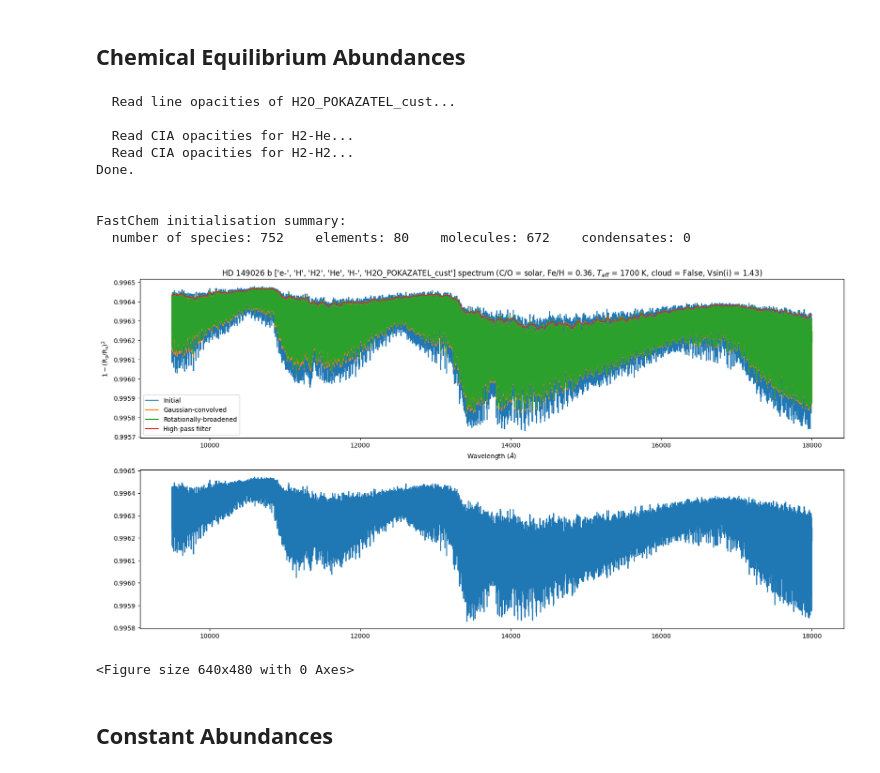
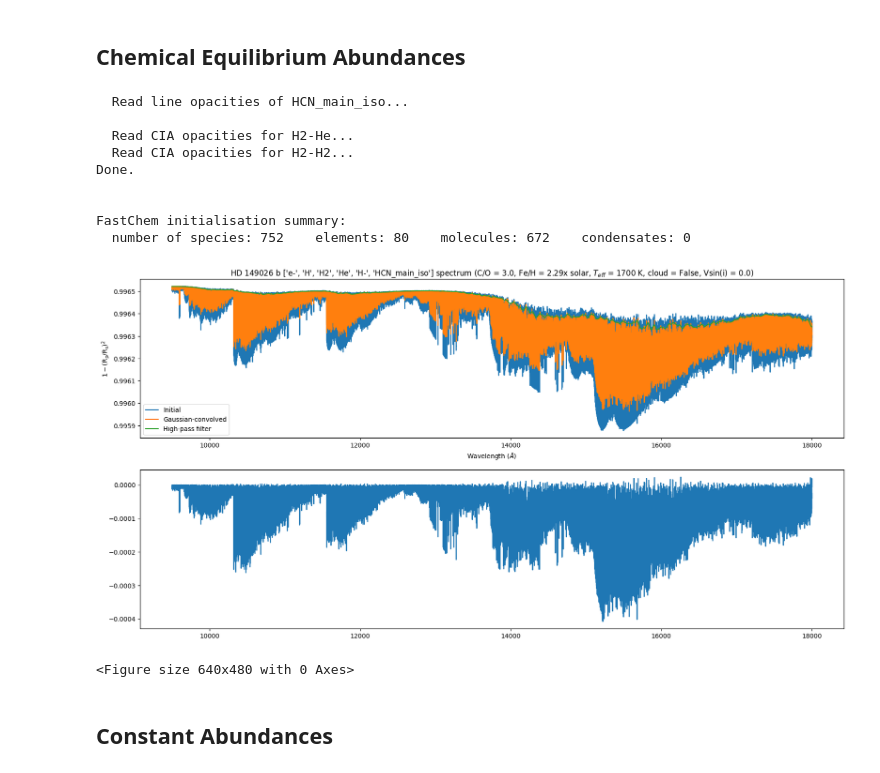
Before and after one commit to salirafi/High-Resolution-Transmission-Spectroscopy-Analysis-of-HD-149026-b, a Jupyter notebook: model_generation.ipynb, the cells around one changed output. Saved outputs shown, nothing was run; the diff lists cells and outputs as text; code cells hidden in the pictures.

```diff
--- a/model_generation.ipynb
+++ b/model_generation.ipynb
@@ -204,30 +208,15 @@ pressure = np.logspace(-8,2,100)                            # bar
 t_eq = 1700                                                 # Kelvin (assuming eq. temperature)
 temperature = t_eq * np.ones_like(pressure)                 # isothermal profile
 P0 = 10                                                     # bar
-CO_rat = 'solar'
-metallicity = 0.36
-cloud = False                                             # cloud deck pressure in log10 bar; since we set the surface at P0, then P0 cloud is basically cloud-free
+CO_rat = 3.00
+metallicity = 10**0.36                                      # times solar
+cloud = False                                               # cloud deck pressure in log10 bar; since we set the surface at P0, then P0 cloud is basically cloud-free
 
-######################### Guillot profile #########################
-
-# # below if Guillot (2010) profile is desired
-
-# R_pl = Rp * nc.r_jup_mean
-# gravity = nc.G * Mp * nc.m_jup / R_pl ** 2
-
-# t_eq = t_eq # float(input('t_eq: '))
-# kappa_IR = 0.01  # float(input('kappa_IR: '))
-# gamma = 0.5  # float(input('gamma: ')) #0.5
-# T_int = 0.39 * t_eq * np.exp(-np.square(np.log10(4 * nc.sigma * t_eq ** 4 / 1e+9) - 0.14) / 1.095)  # flux in Gerg s^-1 cm^-2 (Thorngren+ 2019)
-# T_equ = Ts * np.sqrt(Rs * nc.r_sun / 2 / ap / nc.AU)                                                # follwing Guillot+ (2010)
-# temperature = guillot_global(pressure, kappa_IR, gamma, gravity, T_int, T_equ)
-
-###########################################################################
-
-line_list = ['H2O_POKAZATEL_cust']                        # opacity folder name in 'pRT_input_data_path'
-fastchem_species_symbol = ['H2O1']                        # species name in fastchem format
-# line_list = ['HCN_main_iso']
-# fastchem_species_symbol = ['C1H1N1_1']
+# line_list = ['H2O_POKAZATEL_cust']                        # opacity folder name in 'pRT_input_data_path'
+# line_list = ['H2O_HITEMP2010_cust']
+# fastchem_species_symbol = ['H2O1']                        # species name in fastchem format
+line_list = ['HCN_main_iso']
+fastchem_species_symbol = ['C1H1N1_1']
 
 # includes H- opacity
 absorbent_fastchem = ['e-','H','H2','He','H1-'] + fastchem_species_symbol
@@ -247,6 +236,7 @@ mol = Radtrans(line_species = line_list,
               continuum_opacities = ['H-','H2-He' ,'H2-H2'],
               mode = 'lbl',
               wlen_bords_micron = [0.95, 1.8])
+
 mol.setup_opa_structure(pressure)
 
 ############# Abundance from FastCHEM (FastCHEM assumes radiative chemical equilibrium) #############
@@ -283,37 +273,37 @@ fastchem_output = pyfastchem.FastChemOutput()
 fastchem_flag = fastchem.calcDensities(fastchem_input, fastchem_output)
 
 ####################################### Generating the model #######################################
 
 # initiate class instance
 model = Generate_Model(pressure,temperature,P0,cloud,mol,absorbent_fastchem,absorbent_radtrans)
 
 model.Rs = Rs
 model.ap = ap
 model.Ts = Ts
 model.Mp = Mp
 model.Rp = Rp
 
 # generating the model using petitRADTRANS
 model.wave_model, model.flux_model = model.modeling(fastchem,fastchem_output,**constant)
 
 P = 2.8758916                                                       # days, from Bonomo+ 2017
-vsini = 2 * np.pi * model.Rp * nc.r_jup_mean/100000 / (P*86400)     # in km/s --> 2*pi*R/P (assuming circular orbit)
+vsini = 1e-10 # 2 * np.pi * model.Rp * nc.r_jup_mean/100000 / (P*86400)     # in km/s --> 2*pi*R/P (assuming circular orbit)
 limb_coeff = [0.075, 0.372]                                         # quadratic limb darkening (calculated from https://exoctk.stsci.edu/limb_darkening)
 R_data = 80400
 binmedfil,bingauss = 2000,1500
 
-wave_h2o, flux_h2o = model.model_prepare(metallicity, CO_rat, R_data, vsini, limb_coeff, binmedfil, bingauss, normalize=False, divide_normalization=False)
+wave, flux = model.model_prepare(metallicity, CO_rat, R_data, vsini, limb_coeff, binmedfil, bingauss, normalize=True, divide_normalization=False, plot=True, rotBroad=False)
 # %% [output]
-  Read line opacities of H2O_POKAZATEL_cust...
+  Read line opacities of HCN_main_iso...
 
   Read CIA opacities for H2-He...
   Read CIA opacities for H2-H2...
 Done.
 
 
 FastChem initialisation summary:
   number of species: 752    elements: 80    molecules: 672    condensates: 0
-[figure, old version]
+[figure, new version]
 <Figure size 640x480 with 0 Axes>
 # %%
 #saving model
```
Also changed, not shown: parts of 10 cells of this notebook, 7 other files.
